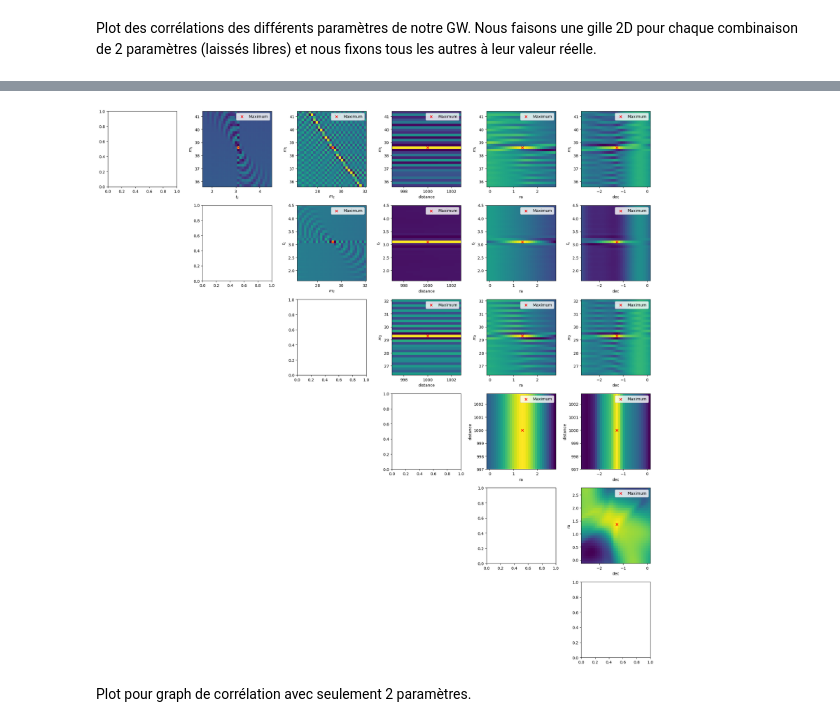
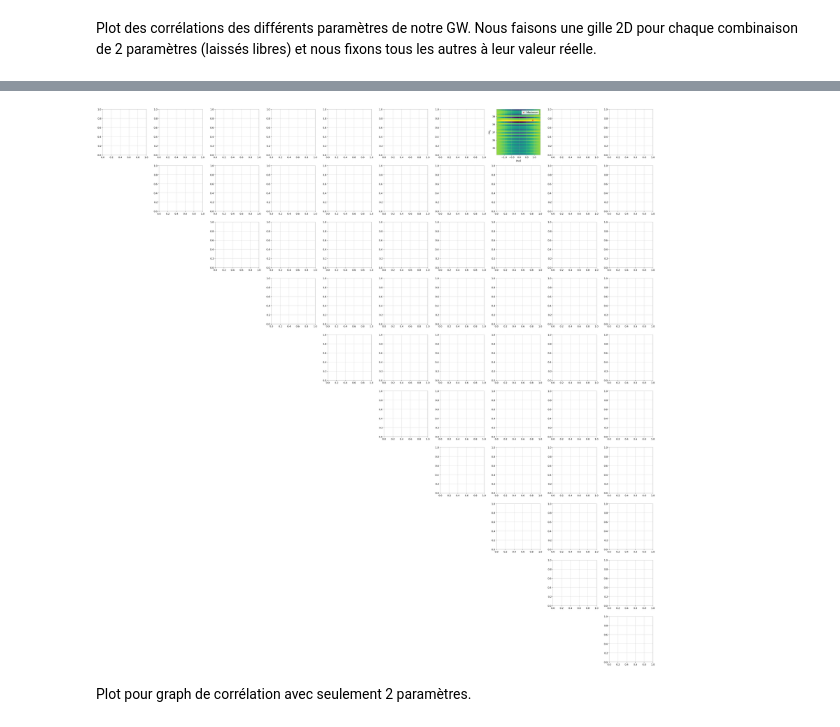
Before and after one commit to Glorieux-Victor/Internship_Victor_CBC_ET, a Jupyter notebook: likelihood_gaussian_pycbc_adrian.ipynb, the cells around one changed output, grey strips where cells are left out. Cells and saved outputs as stored; diff of their text form; code cells hidden in the pictures.

```diff
--- a/likelihood_gaussian_pycbc_adrian.ipynb
+++ b/likelihood_gaussian_pycbc_adrian.ipynb
@@ -28,7 +29,7 @@ cbc_params = {
               'polarization': 2.76, 'inclination': 0,
               'tc': 3.1 , 'coa_phase': 0}
 
-para_reels = np.array([3.1, 38.6, 29.3, 1000, 1.37, -1.26])
+para_reels = np.array([3.1, 38.6, 29.3, 1000, 1.37, -1.26,2.76,0,0,0])
 
 cbc_params['approximant'] = 'IMRPhenomD'
 #IMRPhenomXAS (modèle plus simple)
@@ -76,7 +77,9 @@ low_frequency_cutoff = {'H1': fmin, 'L1': fmin}
 
 # Generate noise and add it to the signal
 noise = frequency_noise_from_psd(psd)
-signal = signal + noise
+signal['H1'] = signal['H1'] + noise
+signal['L1'] = signal['L1'] + noise
+
 model = GaussianNoise(['mass1', 'mass2', 'tc'], signal, low_frequency_cutoff,
                           psds=psds, static_params=cbc_params)
 # %%
@@ -190,13 +213,17 @@ mass2_list=params_dataFrame['mass2']
 distance_list=params_dataFrame['distance']
 ra_list=params_dataFrame['ra']
 dec_list=params_dataFrame['dec']
+pola_list=params_dataFrame['polarization']
+incl_list=params_dataFrame['inclination']
+s1z_list=params_dataFrame['spin1z']
+s2z_list=params_dataFrame['spin2z']
 ll_ratio_test=params_dataFrame['mloglik']
 
 plt.scatter(tc_list, mass1_list, c=ll_ratio_test, cmap='viridis', s=100)
 plt.xlabel(r'$t_c$')
 plt.ylabel(r'$m_1$')
 plt.grid()
-data_tail = params_dataFrame.tail(1)
+data_tail = params_dataFrame.loc[params_dataFrame['mloglik'].idxmin()]
 plt.axhline(float(data_tail['mass1']),linestyle = 'dashed',color='r')
 plt.axvline(float(data_tail['tc']),linestyle = 'dashed',color='r')
 colorbar = plt.colorbar(orientation='vertical')
@@ -310,0 +381,7 @@ $t_c$ : 3.1, $m_1$ : 38.6, $m_2$ : 29.3, $d_L$ : 1000.0, ra : 1.37, dec : -1.26.
+# %%
+ll_ratio_test=params_dataFrame_glob['mloglik'] + 1000000
+x_ = np.arange(len(ll_ratio_test))
+
+plt.plot(x_,ll_ratio_test)
+plt.yscale('log')
+plt.ylabel(r'log($\mathcal{L}$)')
@@ -357,16 +452,19 @@ plt.savefig("Minimisation_globaux_signal")
 # %% [markdown]
 Plot des corrélations des différents paramètres de notre GW. Nous faisons une gille 2D pour chaque combinaison de 2 paramètres (laissés libres) et nous fixons tous les autres à leur valeur réelle.
 # %%
-fig_3, axs = plt.subplots(nrows=6,ncols=6,figsize=(20,20))
+nb_params = len(para_reels)
+fig_3, axs = plt.subplots(nrows=nb_params,ncols=nb_params,figsize=(40,40))
 
 
-def plot_grid_correlation(id,data_x,data_y,axs_list,label_x,label_y,param_min,param_max):
+def plot_grid_correlation(id,data_x,data_y,axs_list,label_x,label_y,param_min,param_max,params_dataFrame):
 
     model.update(tc=cbc_params['tc'], mass1 = cbc_params['mass1'], mass2 = cbc_params['mass2'],
                 distance = cbc_params['distance'], ra = cbc_params['ra'], dec = cbc_params['dec'])
 
+
     index_x = params_dataFrame.columns.get_loc(data_x) - 1
     index_y = params_dataFrame.columns.get_loc(data_y) - 1
+
 
     x_grid = np.arange(param_min[index_x],param_max[index_x],echantill[index_x])
     y_grid = np.arange(param_min[index_y],param_max[index_y],echantill[index_y])
@@ -386,7 +484,6 @@ def plot_grid_correlation(id,data_x,data_y,axs_list,label_x,label_y,param_min,pa
             k +=1 #Compteur du nombre d'itérations
             print ("Iteration : {}, likelihood : {}".format(k,ll_ratio_grid[i,j]), end="\r")
             #time.sleep(0.1)
-
     max_index = np.unravel_index(np.argmax(ll_ratio_grid), ll_ratio_grid.shape)
 
     # Extract corresponding m1 and m2 values
@@ -411,34 +508,42 @@ def plot_grid_correlation(id,data_x,data_y,axs_list,label_x,label_y,param_min,pa
 
     #axs_list.title('Log-Likelihood Ratio as a Function of Mass 1 and Mass 2')
 
-indexes_params = pd.DataFrame(data={'tc': [0], 'mass1': [1],
-                                     'mass2': [2], 'distance': [3], 'ra' : [4], 'dec' : [5]})
+#indexes_params = pd.DataFrame(data={'tc': [0], 'mass1': [1],
+#                                     'mass2': [2], 'distance': [3], 'ra' : [4], 'dec' : [5]})
 
-axs_list = [axs[0,1], axs[0,2],   axs[0,3],      axs[0,4],   axs[0,5],  axs[1,2],    axs[1,3],      axs[1,4], axs[1,5], axs[2,3],      axs[2,4],   axs[2,5],   axs[3,4],      axs[3,5],      axs[4,5]]
-x_list = [tc_list,    mass2_list, distance_list, ra_list,    dec_list,   mass2_list, distance_list, ra_list,  dec_list, distance_list, ra_list,    dec_list,   ra_list,       dec_list,      dec_list]
-y_list = [mass1_list, mass1_list, mass1_list,    mass1_list, mass1_list, tc_list,    tc_list,       tc_list,  tc_list,  mass2_list,    mass2_list, mass2_list, distance_list, distance_list, ra_list]
-label_x = [r'$t_c$',  r'$m_2$',   r'distance',   r'ra',      r'dec',     r'$m_2$',   r'distance',   r'ra',    r'dec',   r'distance',   r'ra',      r'dec',     r'ra',         r'dec',        r'dec']
-label_y = [r'$m_1$',  r'$m_1$',   r'$m_1$',      r'$m_1$',   r'$m_1$',   r'$t_c$',   r'$t_c$',      r'$t_c$', r'$t_c$', r'$m_2$',      r'$m_2$',   r'$m_2$',   r'distance',   r'distance',   r'ra']
-data_x = ['tc',       'mass2',    'distance',    'ra',       'dec',      'mass2',    'distance',    'ra',     'dec',    'distance',    'ra',       'dec',      'ra',          'dec',         'dec']
-data_y = ['mass1',    'mass1',    'mass1',       'mass1',    'mass1',    'tc',       'tc',          'tc',     'tc',     'mass2',       'mass2',     'mass2',    'distance',    'distance',    'ra']
-param_min = [cbc_params['tc']-1.5,cbc_params['mass1']-3,cbc_params['mass2']-3,cbc_params['distance']-3,cbc_params['ra']-1.5,cbc_params['dec']-1.5]
-param_max = [cbc_params['tc']+1.5,cbc_params['mass1']+3,cbc_params['mass2']+3,cbc_params['distance']+3,cbc_params['ra']+1.5,cbc_params['dec']+1.5]
-echantill = [0.1               ,0.2                   ,0.2                   ,0.2                      ,0.1               ,0.1]
+#ind_fig = 1          2           3              4           5           6               7              8           9           10           11            12        13        14               15             16         17         18             19          20          21              22             23          24          25             26             27              28             29             30             31        32              33             34         35         36              37             38         39         40             41              42              43             44             45
+axs_list = [axs[0,1], axs[0,2],   axs[0,3],      axs[0,4],   axs[0,5],   axs[0,6],       axs[0,7],      axs[0,8],   axs[0,9],   axs[1,2],    axs[1,3],     axs[1,4], axs[1,5], axs[1,6],        axs[1,7],      axs[1,8],  axs[1,9],  axs[2,3],      axs[2,4],   axs[2,5],   axs[2,6],       axs[2,7],      axs[2,8],   axs[2,9],   axs[3,4],      axs[3,5],      axs[3,6],       axs[3,7],      axs[3,8],      axs[3,9],      axs[4,5], axs[4,6],       axs[4,7],      axs[4,8],  axs[4,9],  axs[5,6],       axs[5,7],      axs[5,8],  axs[5,9],  axs[6,7],      axs[6,8],       axs[6,9],       axs[7,8],      axs[7,9],      axs[8,9]]
+x_list = [tc_list,    mass2_list, distance_list, ra_list,    dec_list,   pola_list,      incl_list,     s1z_list,   s2z_list,   mass2_list, distance_list, ra_list,  dec_list,  pola_list,      incl_list,     s1z_list,  s2z_list,  distance_list, ra_list,    dec_list,   pola_list,      incl_list,     s1z_list,   s2z_list,   ra_list,       dec_list,      pola_list,      incl_list,     s1z_list,      s2z_list,      dec_list, pola_list,      incl_list,     s1z_list,  s2z_list,  pola_list,      incl_list,     s1z_list,  s2z_list,  incl_list,     s1z_list,       s2z_list,       s1z_list,      s2z_list,      s2z_list]
+y_list = [mass1_list, mass1_list, mass1_list,    mass1_list, mass1_list, mass1_list,     mass1_list,    mass1_list, mass1_list, tc_list,    tc_list,       tc_list,  tc_list,   tc_list,        tc_list,       tc_list,   tc_list,   mass2_list,    mass2_list, mass2_list, mass2_list,     mass2_list,    mass2_list, mass2_list, distance_list, distance_list, distance_list,  distance_list, distance_list, distance_list, ra_list,  ra_list,        ra_list,       ra_list,   ra_list,   dec_list,       dec_list,      dec_list,  dec_list,  pola_list,     pola_list,      pola_list,      incl_list,     incl_list,     s1z_list]
+label_x = [r'$t_c$',  r'$m_2$',   r'distance',   r'ra',      r'dec',     r'pola',        r'incl',       r's_{1z}',  r's_{2z}',  r'$m_2$',   r'distance',   r'ra',    r'dec',    r'pola',        r'incl',       r's_{1z}', r's_{2z}', r'distance',   r'ra',      r'dec',     r'pola',        r'incl',       r's_{1z}',  r's_{2z}',  r'ra',         r'dec',        r'pola',        r'incl',       r's_{1z}',     r's_{2z}',     r'dec',   r'pola',        r'incl',       r's_{1z}', r's_{2z}', r'pola',        r'incl',       r's_{1z}', r's_{2z}', r'incl',       r's_{1z}',      r's_{2z}',      r's_{1z}',     r's_{2z}',     r's_{2z}']
+label_y = [r'$m_1$',  r'$m_1$',   r'$m_1$',      r'$m_1$',   r'$m_1$',   r'$m_1$',       r'$m_1$',      r'$m_1$',   r'$m_1$',   r'$t_c$',   r'$t_c$',      r'$t_c$', r'$t_c$',  r'$t_c$',       r'$t_c$',      r'$t_c$',  r'$t_c$',  r'$m_2$',      r'$m_2$',   r'$m_2$',   r'$m_2$',       r'$m_2$',      r'$m_2$',   r'$m_2$',   r'distance',   r'distance',   r'distance',    r'distance',   r'distance',   r'distance',   r'ra',    r'ra',          r'ra',         r'ra',     r'ra',     r'dec',         r'dec',        r'dec',    r'dec',    r'pola',       r'pola',        r'pola',        r'incl',       r'incl',       r's_{1z}']
+data_x = ['tc',       'mass2',    'distance',    'ra',       'dec',      'polarization', 'inclination', 'spin1z',   'spin2z',   'mass2',    'distance',    'ra',     'dec',     'polarization', 'inclination', 'spin1z',  'spin2z',  'distance',    'ra',       'dec',      'polarization', 'inclination', 'spin1z',   'spin2z',   'ra',          'dec',         'polarization', 'inclination', 'spin1z',      'spin2z',      'dec',    'polarization', 'inclination', 'spin1z',  'spin2z',  'polarization', 'inclination', 'spin1z',  'spin2z', 'inclination',  'spin1z',       'spin2z',       'spin1z',      'spin2z',      'spin2z']
+data_y = ['mass1',    'mass1',    'mass1',       'mass1',    'mass1',    'mass1',        'mass1',       'mass1',    'mass1',    'tc',       'tc',          'tc',     'tc',      'tc',           'tc',          'tc',      'tc',      'mass2',       'mass2',    'mass2',    'mass2',        'mass2',       'mass2',    'mass2',    'distance',    'distance',    'distance',     'distance',    'distance',    'distance',    'ra',     'ra',           'ra',          'ra',      'ra',      'dec',          'dec',         'dec',     'dec',    'polarization', 'polarization', 'polarization', 'inclination', 'inclination', 'spin1z']
+param_min = [cbc_params['tc']-1.5,cbc_params['mass1']-3,cbc_params['mass2']-3,cbc_params['distance']-3,cbc_params['ra']-1.5,cbc_params['dec']-1.5,cbc_params['polarization']-1.5,cbc_params['inclination']-1.5,cbc_params['spin1z']-1.5,cbc_params['spin2z']-1.5]
+param_max = [cbc_params['tc']+1.5,cbc_params['mass1']+3,cbc_params['mass2']+3,cbc_params['distance']+3,cbc_params['ra']+1.5,cbc_params['dec']+1.5,cbc_params['polarization']+1.5,cbc_params['inclination']+1.5,cbc_params['spin1z']+1.5,cbc_params['spin2z']+1.5]
+echantill = [0.1               ,0.2                   ,0.2                   ,0.2                     ,0.1                 ,0.1                  ,0.1                           ,0.1                          ,0.1                     ,0.1                     ]
 
+indices_interet = [6]
+#,7,8,9,14,15,16,17,21,22,23,24,27,28,29,30,32,33,34,35,36,37,38,39,40,41,42,43,44,45]
 p=0
 #for i in range(len(axs_list)):
-for i in range(len(axs_list)):
+for i in indices_interet:
     p +=1
     print ("Plots total : {}, plot : {}".format(len(axs_list),p))
-    plot_grid_correlation(i,data_x[i],data_y[i],axs_list[i],label_x[i],label_y[i],param_min,param_max)
+    plot_grid_correlation(i,data_x[i],data_y[i],axs_list[i],label_x[i],label_y[i],param_min,param_max,params_dataFrame_glob)
 
-axs_off = [axs[1,0],axs[2,0],axs[3,0],axs[4,0],axs[5,0],axs[2,1],axs[3,1],axs[3,2],axs[4,1],axs[4,2], axs[4,3],
-           axs[5,1],axs[5,2], axs[5,3], axs[5,4]]
+axs_off = [axs[1,0],axs[2,0],axs[3,0],axs[4,0],axs[5,0],axs[6,0],axs[7,0],axs[8,0],axs[9,0],
+           axs[2,1],axs[3,1],axs[3,2],axs[4,1],axs[4,2], axs[4,3],
+           axs[5,1],axs[5,2], axs[5,3], axs[5,4],
+           axs[6,1],axs[6,2], axs[6,3], axs[6,4],axs[6,5],
+           axs[7,1],axs[7,2], axs[7,3], axs[7,4],axs[7,5],axs[7,6],
+           axs[8,1],axs[8,2], axs[8,3], axs[8,4],axs[8,5],axs[8,6],axs[8,7],
+           axs[9,1],axs[9,2], axs[9,3], axs[9,4],axs[9,5],axs[9,6],axs[9,7],axs[9,8]]
 
 for i in axs_off:
     i.axis('off')
 fig_3.tight_layout()
 #fig_3.colorbar(label='Log-Likelihood Ratio')
 
-plt.savefig('V2_plot_m1_m2_avec_autres_params')
+plt.savefig('Others_params_correlation')
 # %% [output]
@@ -462,4 +556,4 @@ ra = 1.37
-[figure, old version]
+[figure, new version]
 # %% [markdown]
 Plot pour graph de corrélation avec seulement 2 paramètres.
 # %%
```
Also changed, not shown: parts of 25 cells of this notebook, 20 other files.
